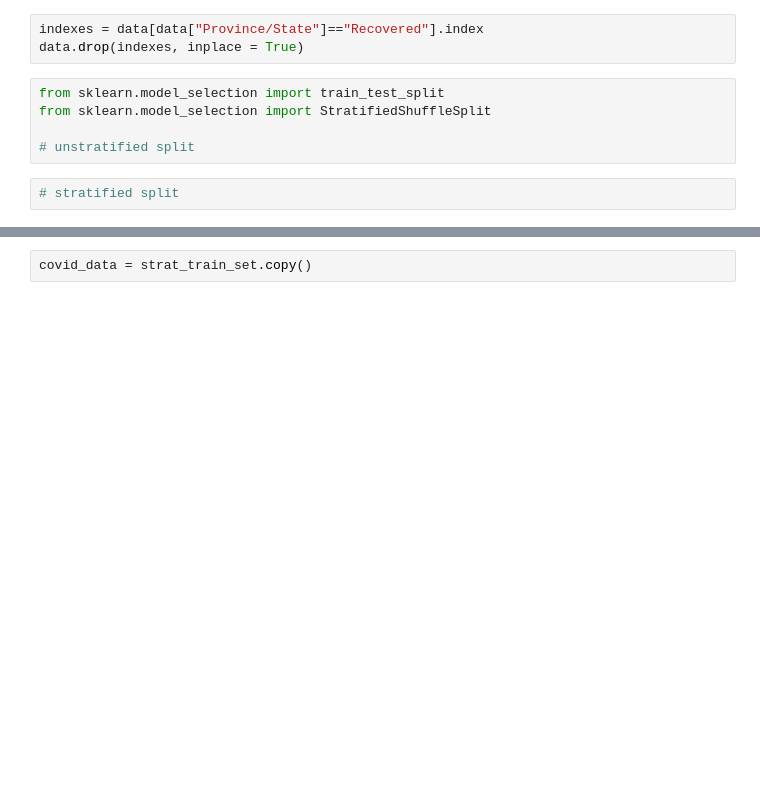
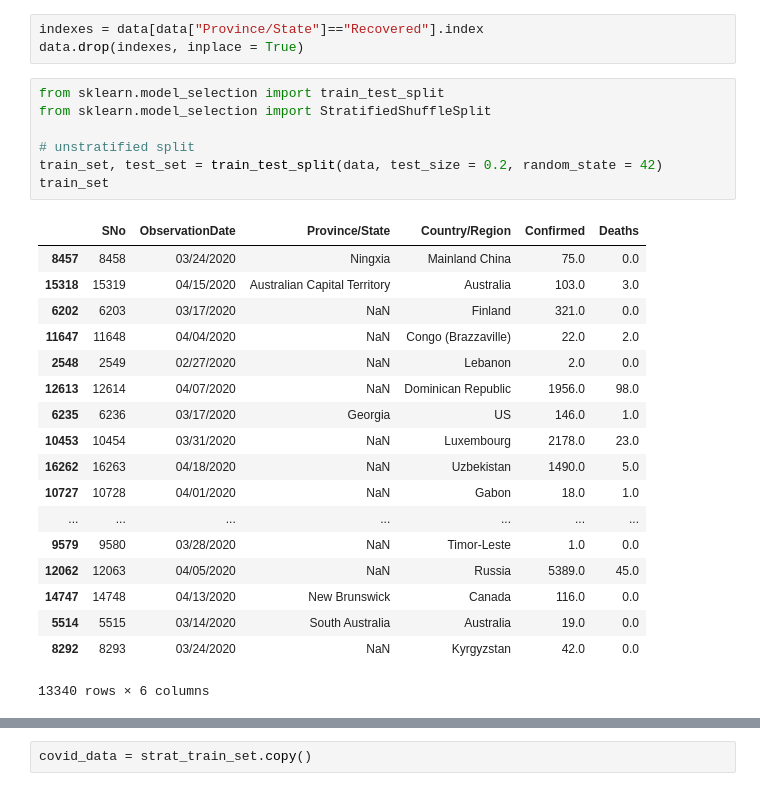
Before and after one commit to lucawrabetz/sci_kit_workshop, a Jupyter notebook: sklearn_workshop_blank.ipynb, the cells around one changed output, grey strips where cells are left out. Drawn from its saved outputs; the diff is of its cells as text; blank space fills up the shorter version.

```diff
--- a/sklearn_workshop_blank.ipynb
+++ b/sklearn_workshop_blank.ipynb
@@ -31,7 +55,26 @@ data.drop(indexes, inplace = True)
 # %%
 from sklearn.model_selection import train_test_split
 from sklearn.model_selection import StratifiedShuffleSplit
 
 # unstratified split
+train_set, test_set = train_test_split(data, test_size = 0.2, random_state = 42)
+train_set
+# %% [output]
+|  | SNo | ObservationDate | Province/State | Country/Region | Confirmed | Deaths |
+| 8457 | 8458 | 03/24/2020 | Ningxia | Mainland China | 75.0 | 0.0 |
+| 15318 | 15319 | 04/15/2020 | Australian Capital Territory | Australia | 103.0 | 3.0 |
+| 6202 | 6203 | 03/17/2020 | NaN | Finland | 321.0 | 0.0 |
+| 11647 | 11648 | 04/04/2020 | NaN | Congo (Brazzaville) | 22.0 | 2.0 |
+| 2548 | 2549 | 02/27/2020 | NaN | Lebanon | 2.0 | 0.0 |
+| 12613 | 12614 | 04/07/2020 | NaN | Dominican Republic | 1956.0 | 98.0 |
+| 6235 | 6236 | 03/17/2020 | Georgia | US | 146.0 | 1.0 |
+| 10453 | 10454 | 03/31/2020 | NaN | Luxembourg | 2178.0 | 23.0 |
+| 16262 | 16263 | 04/18/2020 | NaN | Uzbekistan | 1490.0 | 5.0 |
+| 10727 | 10728 | 04/01/2020 | NaN | Gabon | 18.0 | 1.0 |
+| ... | ... | ... | ... | ... | ... | ... |
+| 9579 | 9580 | 03/28/2020 | NaN | Timor-Leste | 1.0 | 0.0 |
+| 12062 | 12063 | 04/05/2020 | NaN | Russia | 5389.0 | 45.0 |
+| 14747 | 14748 | 04/13/2020 | New Brunswick | Canada | 116.0 | 0.0 |
+| 5514 | 5515 | 03/14/2020 | South Australia | Australia | 19.0 | 0.0 |
+| 8292 | 8293 | 03/24/2020 | NaN | Kyrgyzstan | 42.0 | 0.0 |
+13340 rows × 6 columns
-# %%
-# stratified split
```
Also changed, not shown: parts of 14 cells of this notebook, 2 other files.
